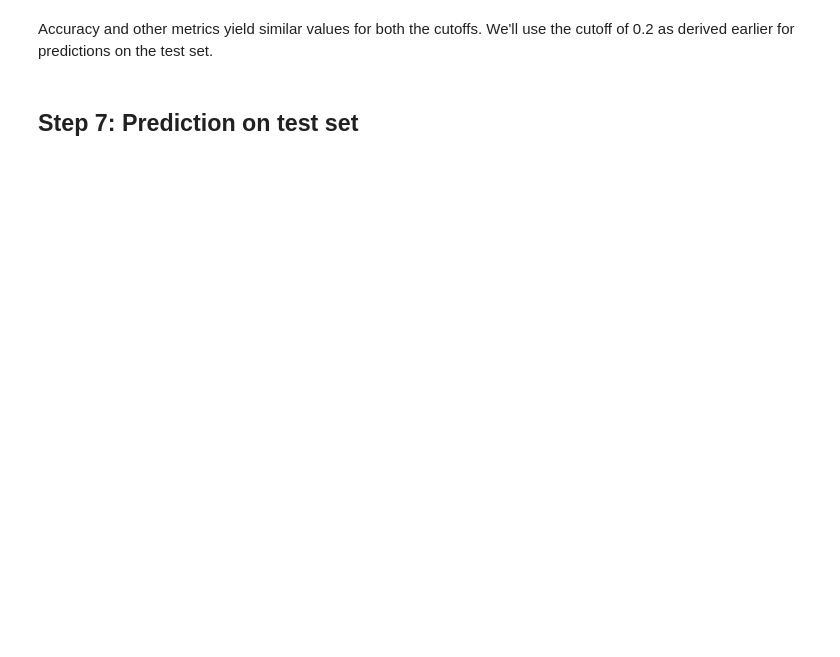
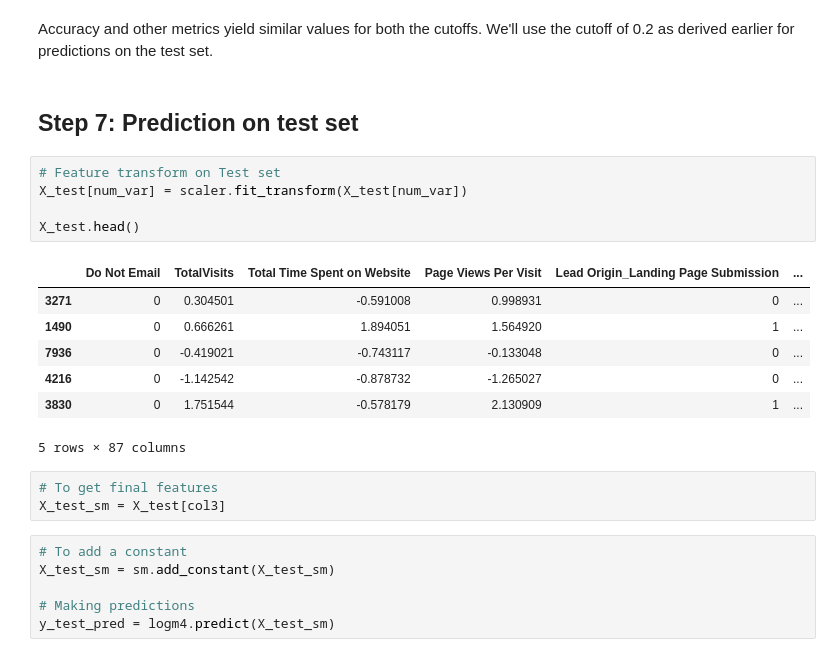
Before and after one commit to shinde-chandrakant/Lead-Scoring-Case-Study, a Jupyter notebook: LeadScoring.ipynb, the cells around one changed output. Saved outputs shown, nothing was run; the diff lists cells and outputs as text; blank space fills up the shorter version.

```diff
--- a/LeadScoring.ipynb
+++ b/LeadScoring.ipynb
@@ -1270,3 +1270,25 @@ Negative predictive value:  0.9135924733845011
 Accuracy and other metrics yield similar values for both the cutoffs. We'll use the cutoff of 0.2 as derived earlier for predictions on the test set.
 # %% [markdown]
 ## Step 7: Prediction on test set
+# %%
+# Feature transform on Test set
+X_test[num_var] = scaler.fit_transform(X_test[num_var])
+
+X_test.head()
+# %% [output]
+|  | Do Not Email | TotalVisits | Total Time Spent on Website | Page Views Per Visit | Lead Origin_Landing Page Submission | ... |
+| 3271 | 0 | 0.304501 | -0.591008 | 0.998931 | 0 | ... |
+| 1490 | 0 | 0.666261 | 1.894051 | 1.564920 | 1 | ... |
+| 7936 | 0 | -0.419021 | -0.743117 | -0.133048 | 0 | ... |
+| 4216 | 0 | -1.142542 | -0.878732 | -1.265027 | 0 | ... |
+| 3830 | 0 | 1.751544 | -0.578179 | 2.130909 | 1 | ... |
+5 rows × 87 columns
+# %%
+# To get final features
+X_test_sm = X_test[col3]
+# %%
+# To add a constant
+X_test_sm = sm.add_constant(X_test_sm)
+
+# Making predictions
+y_test_pred = logm4.predict(X_test_sm)
```
Also changed, not shown: parts of 26 cells of this notebook.
